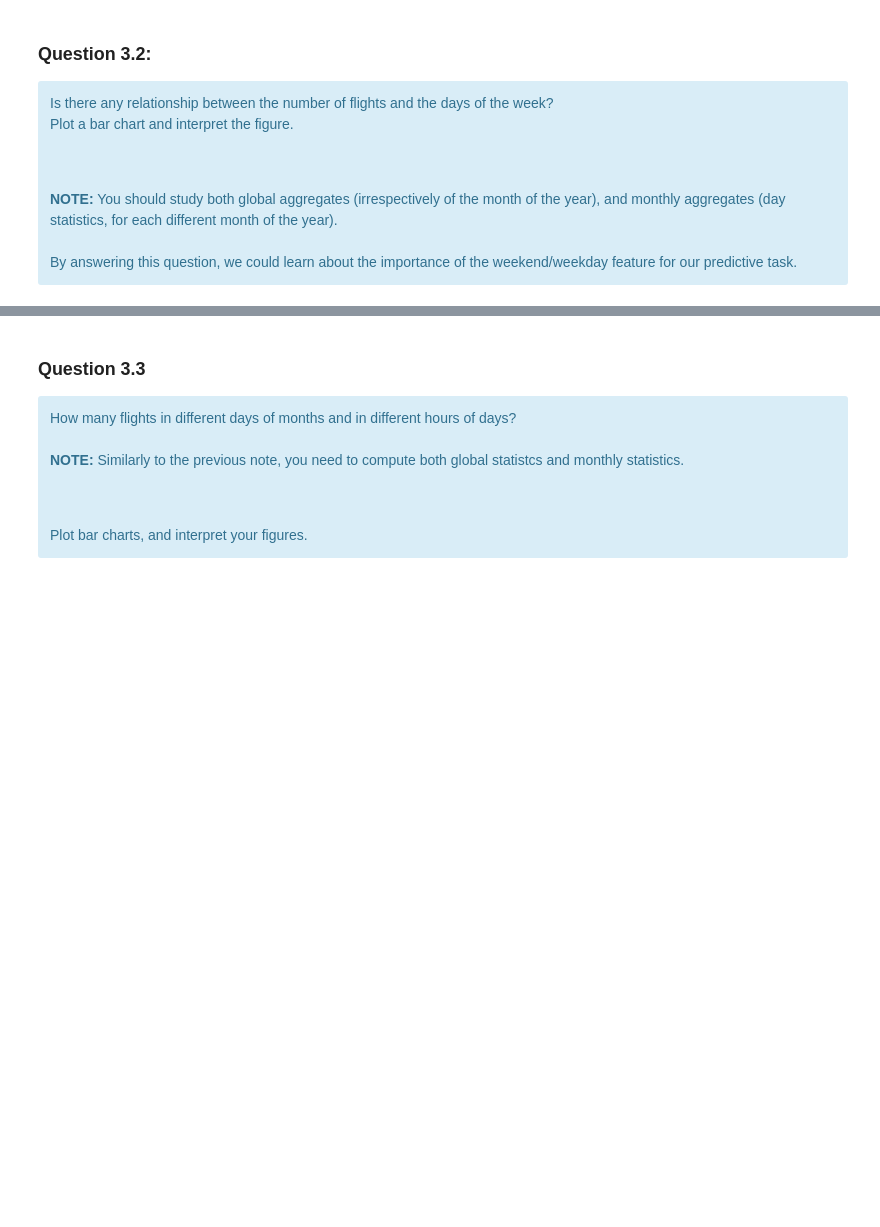
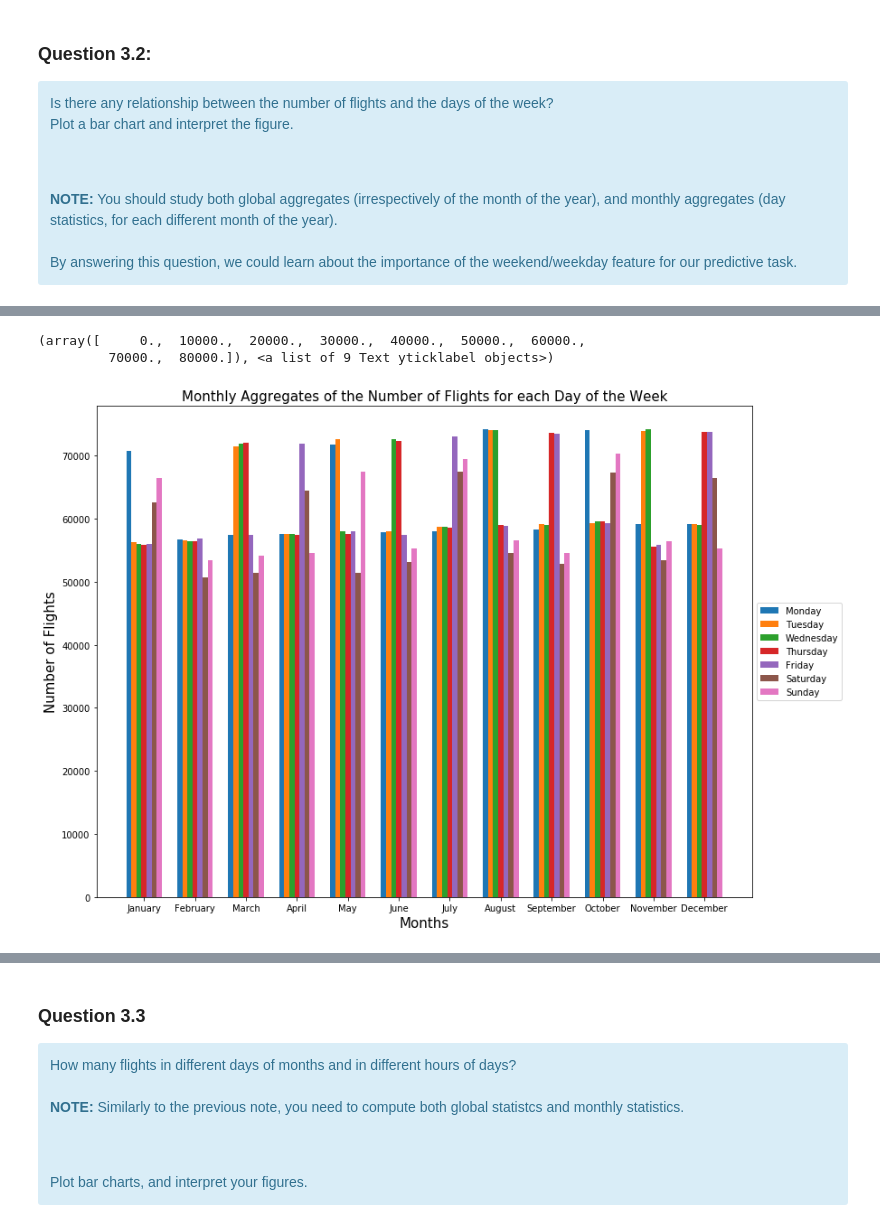
Before and after one commit to kandakji/SparkSQL-Analysis-Aviation-Data, a Jupyter notebook: SPARSQL.ipynb, the cells around one changed output, grey strips where cells are left out. Drawn from its saved outputs; the diff is of its cells as text; code cells hidden in the pictures; blank space fills up the shorter version.

```diff
--- a/SPARSQL.ipynb
+++ b/SPARSQL.ipynb
@@ -563 +539,27 @@ plt.bar(flightsPerDayofTheWeek["Day"],
+# %%
+flightsPerDayofTheWeek = df.groupBy(['Month','day_of_week'])\
+.count()\
+.orderBy(["Month","day_of_week"])\
+.toPandas()
+
+
+
+# plot the number of flights per month
+plt.figure(figsize=(13,10))
+plt.title("Monthly Aggregates of the Number of Flights for each Day of the Week",fontsize=15)
+plt.xlabel("Months",fontsize=15)
+plt.ylabel("Number of Flights",fontsize=15)
+plt.xticks(np.arange(1,13),['January', 'February', 'March', 'April', 'May', 'June', 'July', 'August', 'September', 'October', 'November', 'December'],fontsize=10)
+for d in np.arange(1,8):
+    plt.bar(np.arange(1,13) +0.1*(d-4),
+             flightsPerDayofTheWeek[flightsPerDayofTheWeek.day_of_week == d]["count"],
+            width=0.1
+            )
+plt.legend(['Monday', 'Tuesday', 'Wednesday', 'Thursday', 'Friday', 'Saturday', 'Sunday'],loc='center left', bbox_to_anchor=(1, 0.5))
+
+plt.yticks(fontsize=10)
+# %% [output]
+(array([     0.,  10000.,  20000.,  30000.,  40000.,  50000.,  60000.,
+         70000.,  80000.]), <a list of 9 Text yticklabel objects>)
+[figure, added]
 # %%
```
Also changed, not shown: parts of 4 cells of this notebook.
